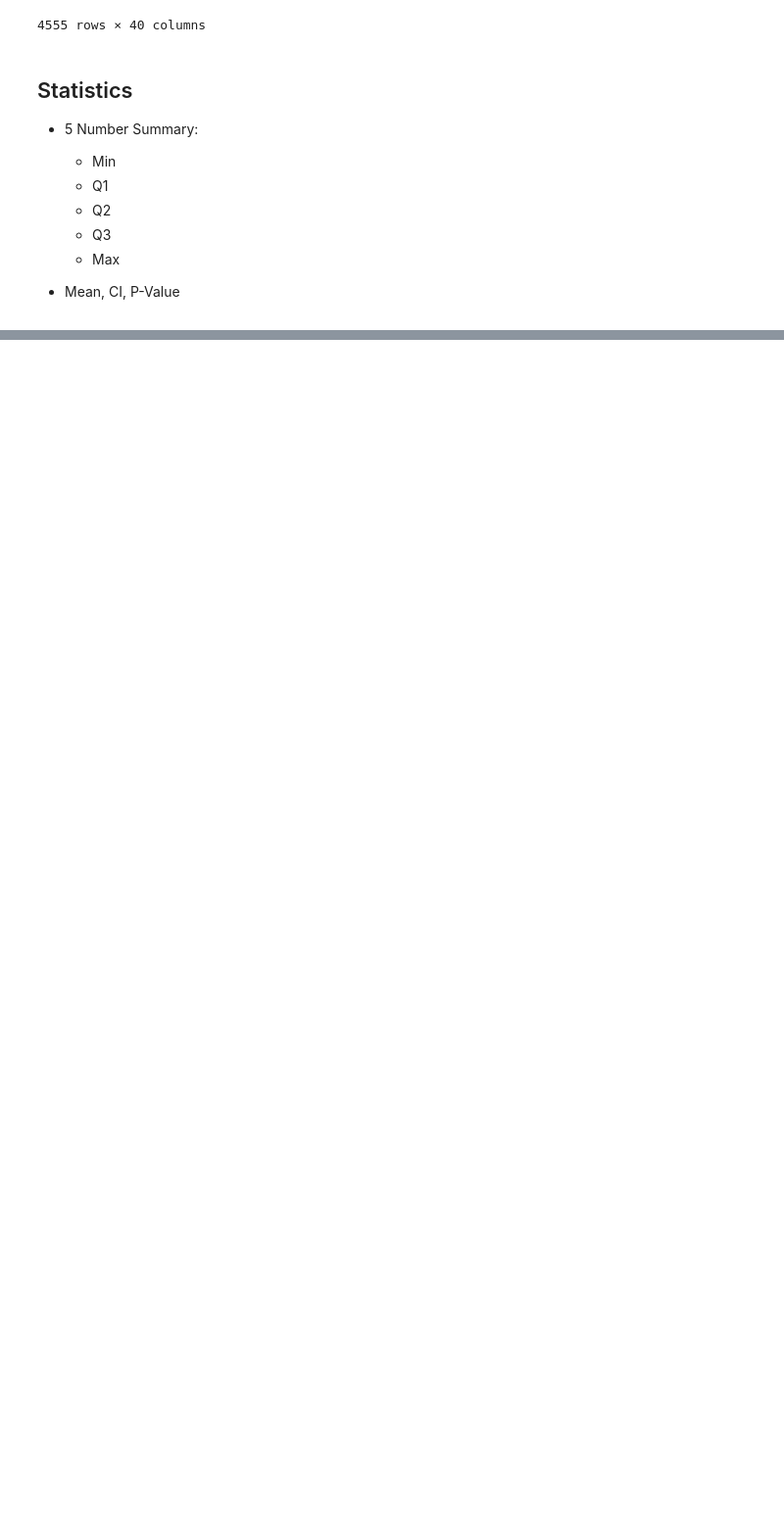
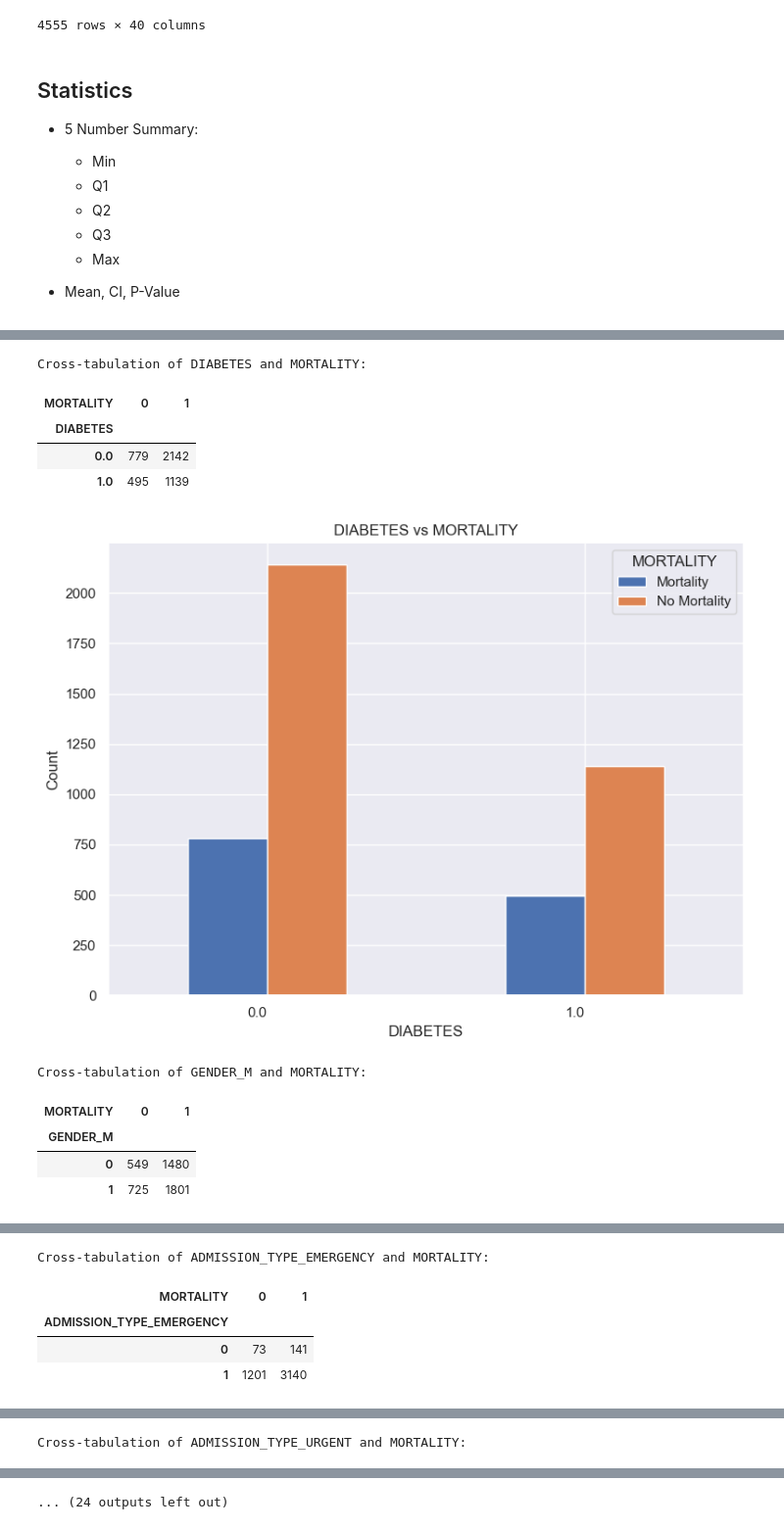
Before and after one commit to Musiik-fn/650-DRAGON-SLAYERS, a Jupyter notebook: FILES/Code/650EDA.ipynb, the cells around one changed output, grey strips where cells are left out. Shown at 98% size. Drawn from its saved outputs; the diff is of its cells as text; code cells hidden in the pictures; blank space fills up the shorter version.

```diff
--- a/FILES/Code/650EDA.ipynb
+++ b/FILES/Code/650EDA.ipynb
@@ -371,0 +250,28 @@ Name: MORTALITY, dtype: float64
+# %%
+for col in categorical_cols:
+    if 'MORTALITY' in df.columns:
+        ct = pd.crosstab(df[col], df['MORTALITY'])
+        print(f"\nCross-tabulation of {col} and MORTALITY:")
+        display(ct)
+
+        # Grouped Bar Plot
+        ct.plot(kind='bar', figsize=(8,6))
+        plt.title(f'{col} vs MORTALITY')
+        plt.xlabel(col)
+        plt.ylabel('Count')
+        plt.legend(title='MORTALITY', labels=['Mortality', 'No Mortality'])
+        plt.xticks(rotation=0, ha='right')
+        plt.tight_layout()
+        plt.show()
+# %% [output]
+Cross-tabulation of DIABETES and MORTALITY:
+| MORTALITY | 0 | 1 |
+| DIABETES |  |  |
+| 0.0 | 779 | 2142 |
+| 1.0 | 495 | 1139 |
+[figure, added]
+Cross-tabulation of GENDER_M and MORTALITY:
+| MORTALITY | 0 | 1 |
+| GENDER_M |  |  |
+| 0 | 549 | 1480 |
+| 1 | 725 | 1801 |
@@ -371,0 +279,5 @@ Name: MORTALITY, dtype: float64
+Cross-tabulation of ADMISSION_TYPE_EMERGENCY and MORTALITY:
+| MORTALITY | 0 | 1 |
+| ADMISSION_TYPE_EMERGENCY |  |  |
+| 0 | 73 | 141 |
+| 1 | 1201 | 3140 |
@@ -371,0 +285 @@ Name: MORTALITY, dtype: float64
+Cross-tabulation of ADMISSION_TYPE_URGENT and MORTALITY:
@@ -371,0 +291 @@ Name: MORTALITY, dtype: float64
+... (24 outputs left out)
```
Also changed, not shown: parts of 10 cells of this notebook, 9 other files.
